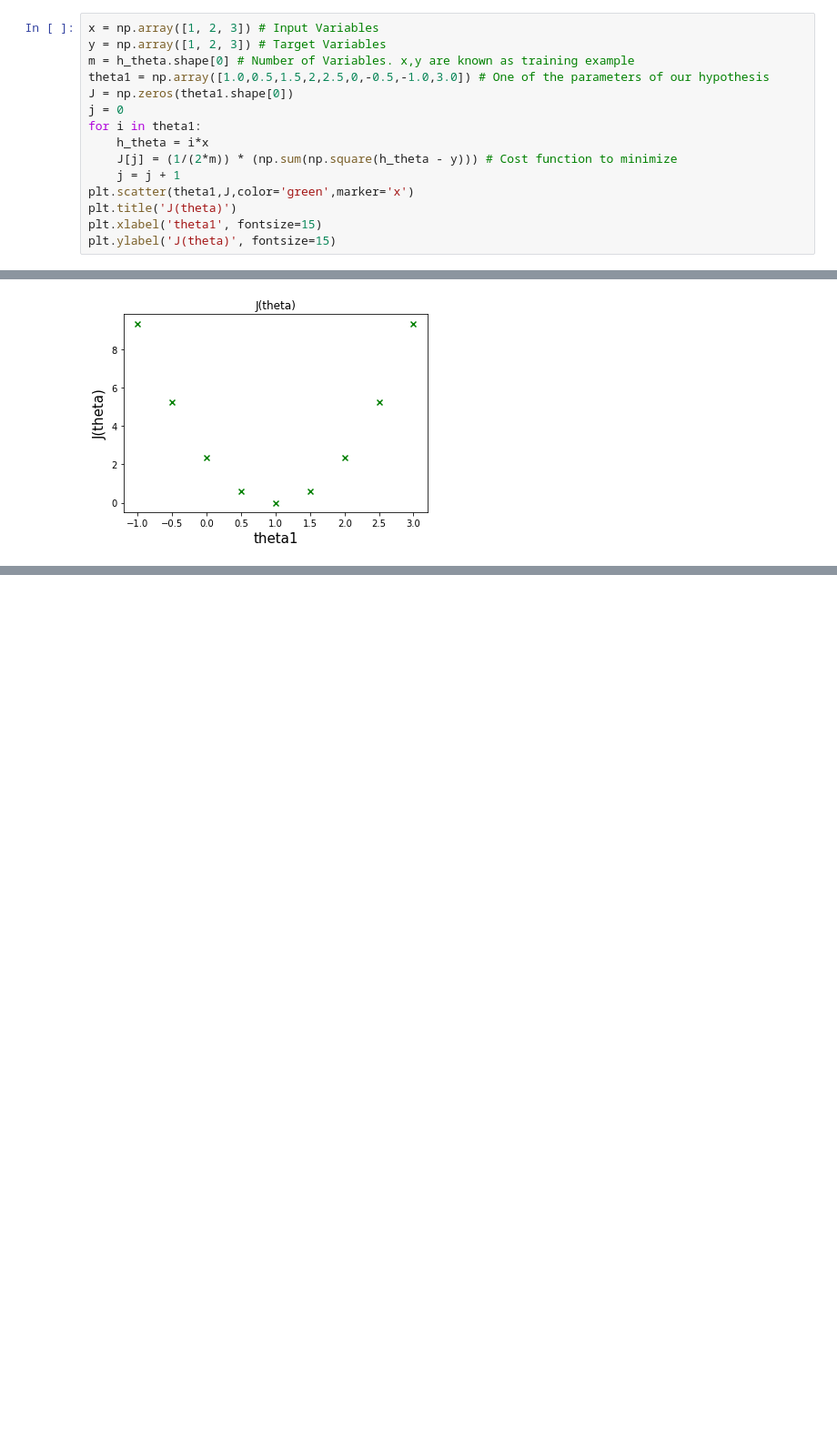
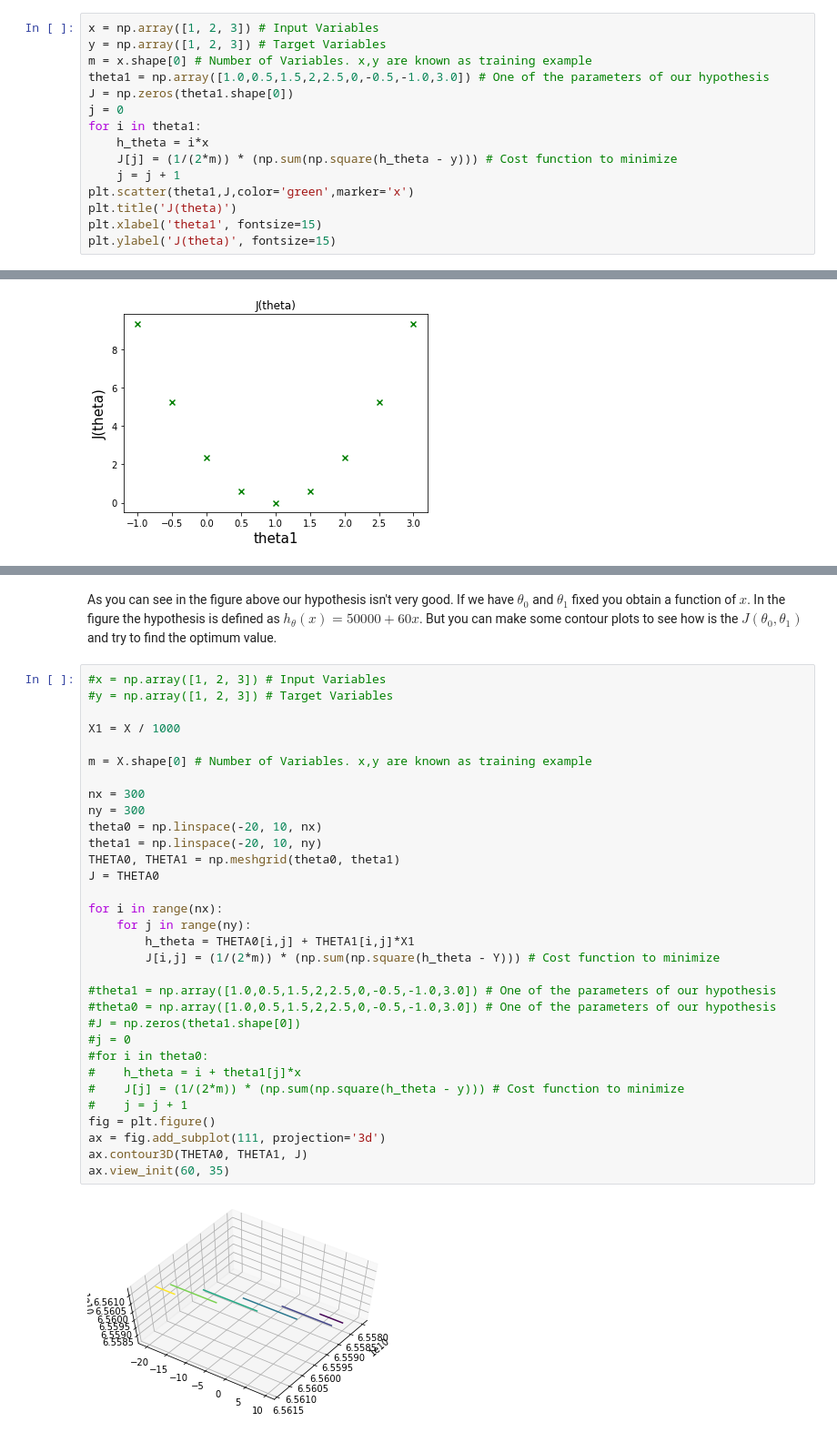
Before and after one commit to kala855/machine-learning, a Jupyter notebook: introduction/linearRegression/linearRegressionOneVariable.ipynb, the cells around one changed output, grey strips where cells are left out. Shown at 91% size. Cells and saved outputs as stored; diff of their text form; blank space fills up the shorter version.

```diff
--- a/introduction/linearRegression/linearRegressionOneVariable.ipynb
+++ b/introduction/linearRegression/linearRegressionOneVariable.ipynb
@@ -169,7 +170,7 @@ As you can see, the plot of $J(\theta)$, shows two points, one of them is when t
 # %%
 x = np.array([1, 2, 3]) # Input Variables
 y = np.array([1, 2, 3]) # Target Variables
-m = h_theta.shape[0] # Number of Variables. x,y are known as training example
+m = x.shape[0] # Number of Variables. x,y are known as training example
 theta1 = np.array([1.0,0.5,1.5,2,2.5,0,-0.5,-1.0,3.0]) # One of the parameters of our hypothesis
 J = np.zeros(theta1.shape[0])
 j = 0
@@ -188,0 +214,36 @@ Is clear that the answer to our simplified version of the Cost Function is $\the
+# %% [markdown]
+As you can see in the figure above our hypothesis isn't very good. If we have $\theta_{0}$ and $\theta_{1}$ fixed you obtain a function of $x$. In the figure the hypothesis is defined as $h_{\theta}(x) = 50000 + 60x$. But you can make some contour plots to see how is the $J(\theta_{0},\theta_{1})$ and try to find the optimum value.
+# %%
+#x = np.array([1, 2, 3]) # Input Variables
+#y = np.array([1, 2, 3]) # Target Variables
+
+X1 = X / 1000
+
+m = X.shape[0] # Number of Variables. x,y are known as training example
+
+nx = 300
+ny = 300
+theta0 = np.linspace(-20, 10, nx)
+theta1 = np.linspace(-20, 10, ny)
+THETA0, THETA1 = np.meshgrid(theta0, theta1)
+J = THETA0
+
+for i in range(nx):
+    for j in range(ny):
+        h_theta = THETA0[i,j] + THETA1[i,j]*X1
+        J[i,j] = (1/(2*m)) * (np.sum(np.square(h_theta - Y))) # Cost function to minimize
+
+#theta1 = np.array([1.0,0.5,1.5,2,2.5,0,-0.5,-1.0,3.0]) # One of the parameters of our hypothesis
+#theta0 = np.array([1.0,0.5,1.5,2,2.5,0,-0.5,-1.0,3.0]) # One of the parameters of our hypothesis
+#J = np.zeros(theta1.shape[0])
+#j = 0
+#for i in theta0:
+#    h_theta = i + theta1[j]*x
+#    J[j] = (1/(2*m)) * (np.sum(np.square(h_theta - y))) # Cost function to minimize
+#    j = j + 1
+fig = plt.figure()
+ax = fig.add_subplot(111, projection='3d')
+ax.contour3D(THETA0, THETA1, J)
+ax.view_init(60, 35)
+# %% [output]
+[figure, added]
```
Also changed, not shown: parts of 3 cells of this notebook.
